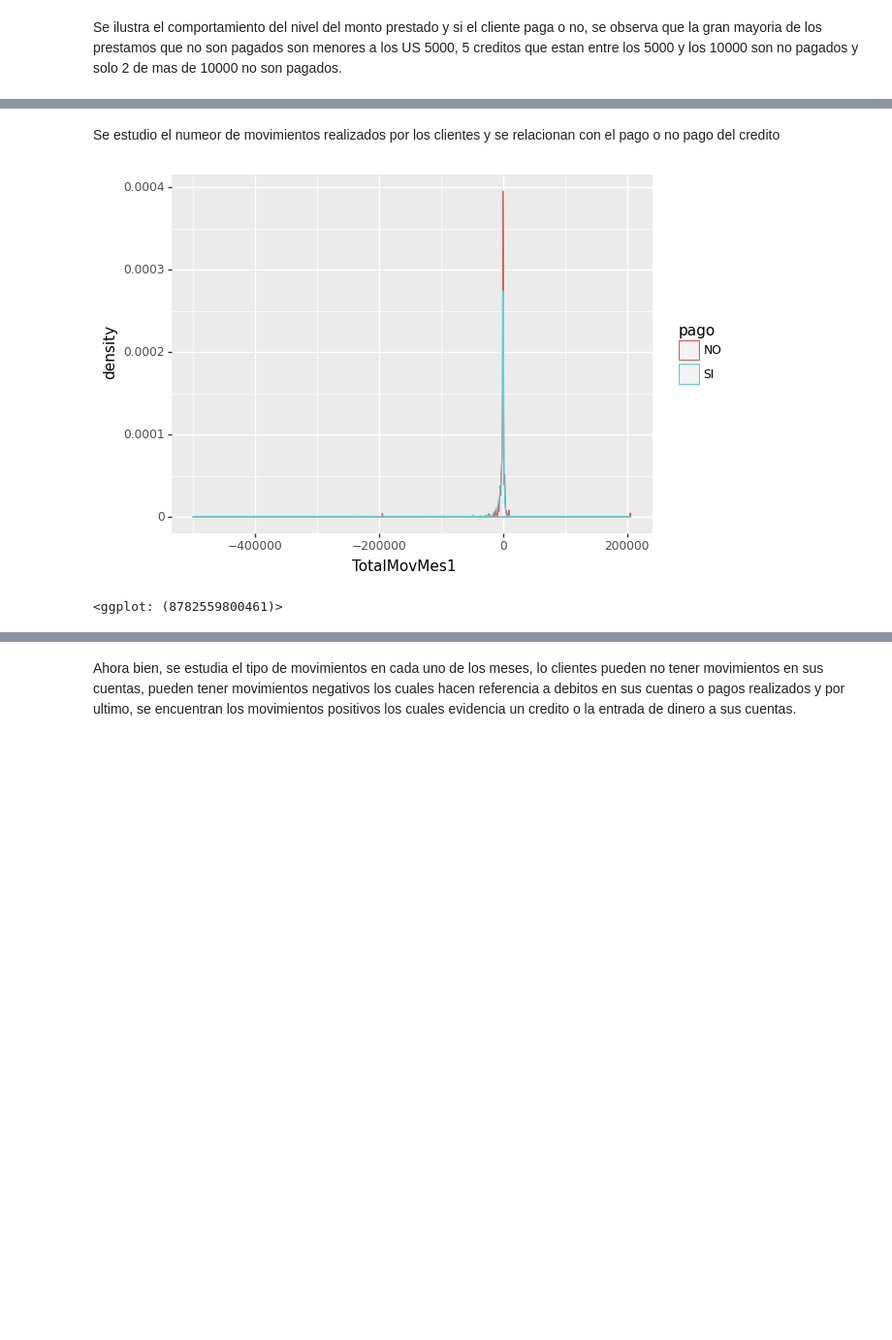
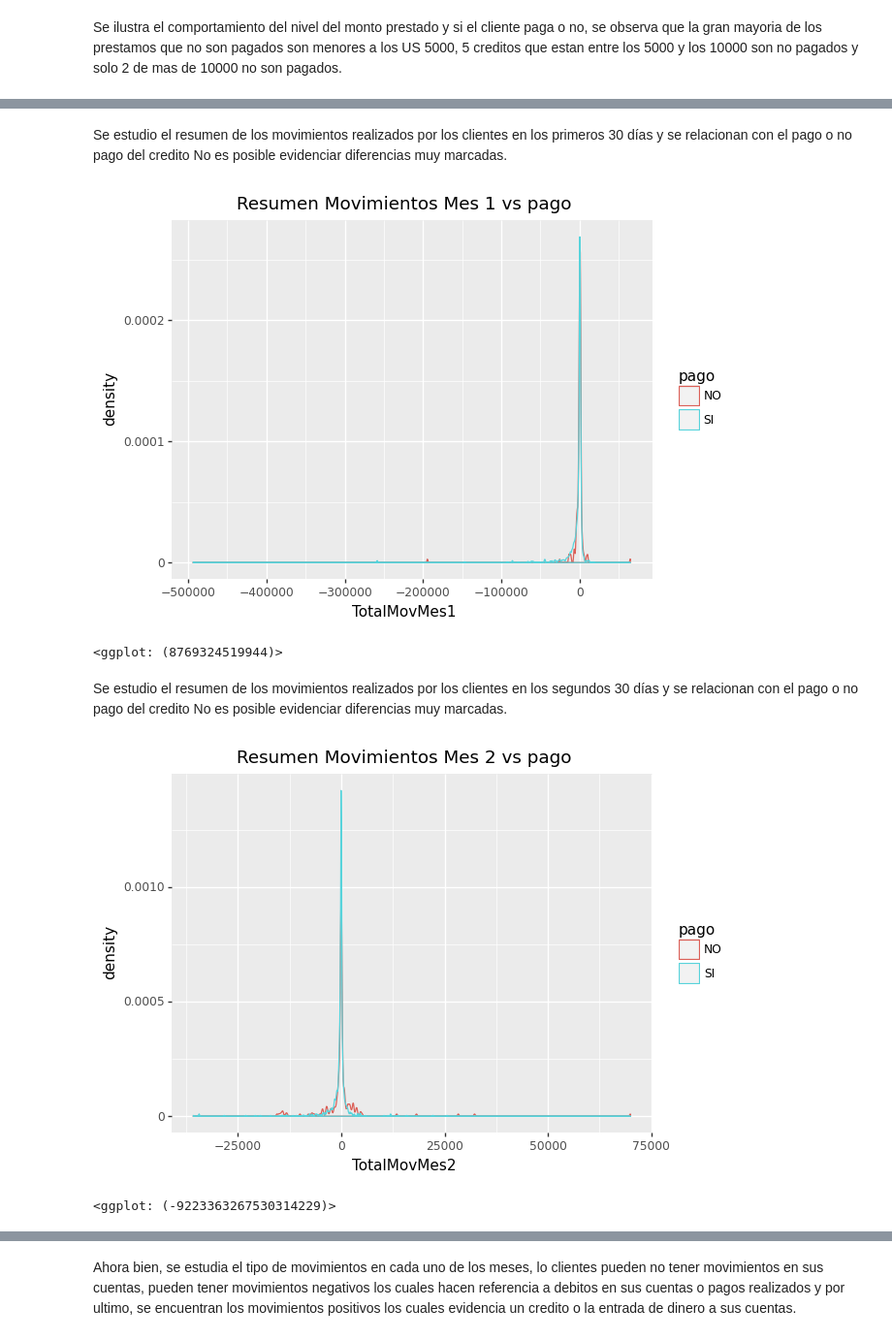
Before and after one commit to deepdatagroup/Datathon_DS4A, a Jupyter notebook: fundamentos_analiticaII_final.ipynb, the cells around one changed output, grey strips where cells are left out. Shown at 97% size. Cells and saved outputs as stored; diff of their text form; code cells hidden in the pictures; blank space fills up the shorter version.

```diff
--- a/fundamentos_analiticaII_final.ipynb
+++ b/fundamentos_analiticaII_final.ipynb
@@ -186,11 +226,18 @@ geom_col(position=position_dodge())
 # %% [markdown]
-Se estudio el numeor de movimientos realizados por los clientes y se relacionan con el pago o no pago del credito
+Se estudio el resumen de los movimientos  realizados por los clientes en los primeros 30 días y se relacionan con el pago o no pago del credito
+No es posible evidenciar diferencias muy marcadas.
 # %%
 ggplot(aes(x='TotalMovMes1',color='pago'),data=DatosFinal)+\
-geom_density()
+geom_density()+ggtitle('Resumen Movimientos Mes 1 vs pago')
 # %% [output]
-[figure, old version]
+[figure, new version]
-<ggplot: (8782559800461)>
+<ggplot: (8769324519944)>
+# %% [markdown]
+Se estudio el resumen de los movimientos  realizados por los clientes en los segundos 30 días y se relacionan con el pago o no pago del credito
+No es posible evidenciar diferencias muy marcadas.
 # %%
 ggplot(aes(x='TotalMovMes2',color='pago'),data=DatosFinal)+\
-geom_density()
+geom_density()+ggtitle('Resumen Movimientos Mes 2 vs pago')
+# %% [output]
+[figure, added]
+<ggplot: (-9223363267530314229)>
```
Also changed, not shown: parts of 104 cells of this notebook.
